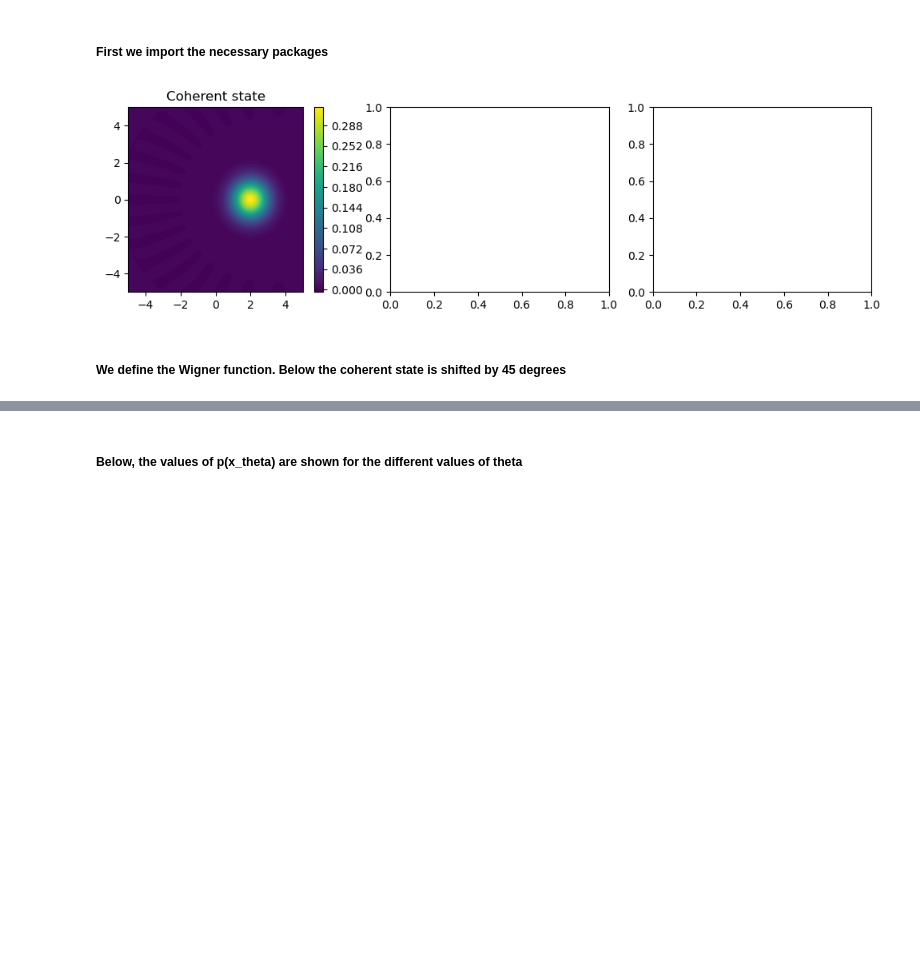
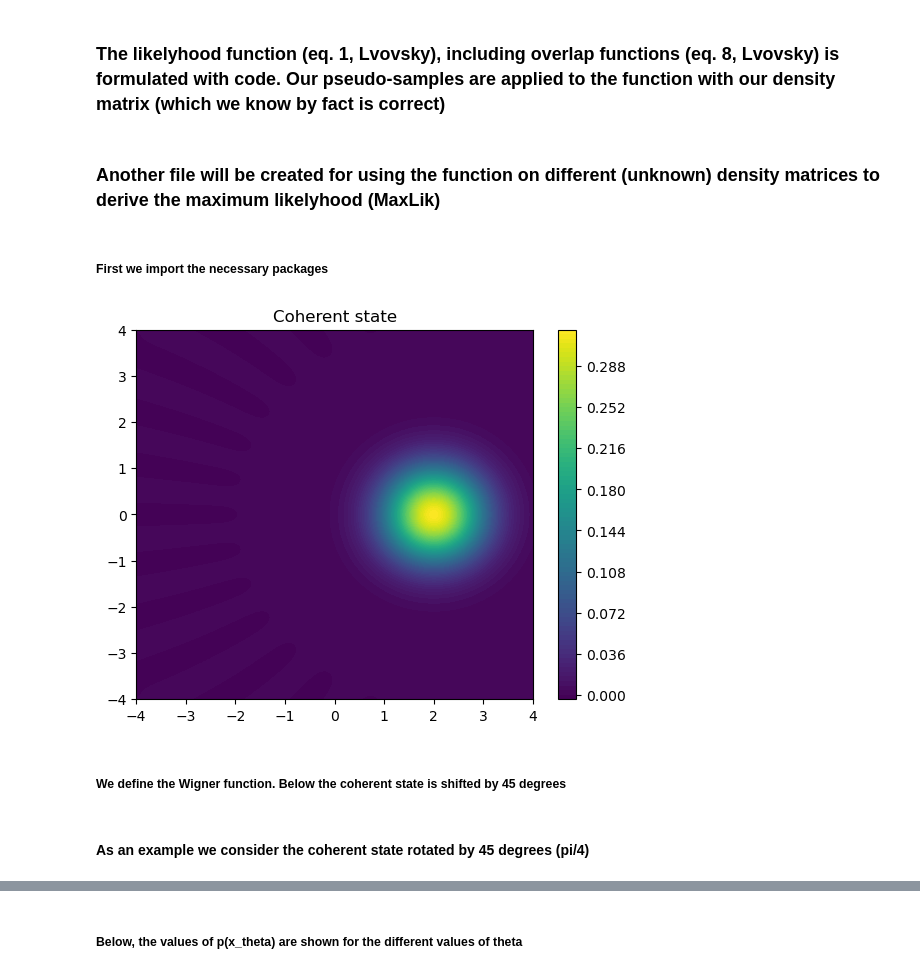
Before and after one commit to Rasmus9023/Homodyne-Tomography, a Jupyter notebook: prob_theta.ipynb, the cells around one changed output, grey strips where cells are left out. Saved outputs shown, nothing was run; the diff lists cells and outputs as text; code cells hidden in the pictures; blank space fills up the shorter version.

```diff
--- a/prob_theta.ipynb
+++ b/prob_theta.ipynb
@@ -3,3 +9,7 @@
+# %% [markdown]
+### The likelyhood function (eq. 1, Lvovsky), including overlap functions (eq. 8, Lvovsky) is formulated with code. Our pseudo-samples are applied to the function with our density matrix (which we know by fact is correct)
+# %% [markdown]
+### Another file will be created for using the function on different (unknown) density matrices to derive the maximum likelyhood (MaxLik)
 # %% [markdown]
 ##### First we import the necessary packages
 # %%
@@ -14,25 +24,33 @@ import cmath as cm
 # %%
 # We initialize the density matrix of a coherent state (which we want to analyze)
 
+# N is the number of Fock states in our Hilbert space
+
 N = 20
 
-rho_coherent_dm = qt.coherent_dm(N, np.sqrt(2))
+# eig_val is the eigenvalue for our coherent state
+
+eig_val = np.sqrt(2)
+
+rho_coherent_dm = qt.coherent_dm(N, eig_val)
+
+rho_coherent = qt.coherent(N, np.sqrt(2))
 # %%
-# Below we create the Wigner function using qtip and choose an x-space from -5 to 5 with 200 points
+# Below we create the Wigner function using qtip and choose an x-space from -lnspc to lnspc with 200 points
 
-xvec = np.linspace(-5,5,200)
+lnspc = 4
+
+xvec = np.linspace(-lnspc,lnspc,200)
 
 W_coherent = qt.wigner(rho_coherent_dm, xvec, xvec)
 
-fig, axes = plt.subplots(1, 3, figsize=(12,3))
-
-cont0 = axes[0].contourf(xvec, xvec, W_coherent, 100)
-lbl0 = axes[0].set_title("Coherent state")
+cont0 = plt.contourf(xvec, xvec, W_coherent, 100)
+lbl0 = plt.title("Coherent state")
 cbar = plt.colorbar(cont0)
 
 plt.show()
 # %% [output]
-[figure, old version]
+[figure, new version]
 # %% [markdown]
 ##### We define the Wigner function. Below the coherent state is shifted by 45 degrees
 # %%
@@ -49 +63,3 @@ W_coherent = qt.wigner(rot(mt.pi/4)*rho_coherent, xvec, xvec)
+# %% [markdown]
+#### As an example we consider the coherent state rotated by 45 degrees (pi/4)
 # %%
```
Also changed, not shown: parts of 25 cells of this notebook, 4 other files.
